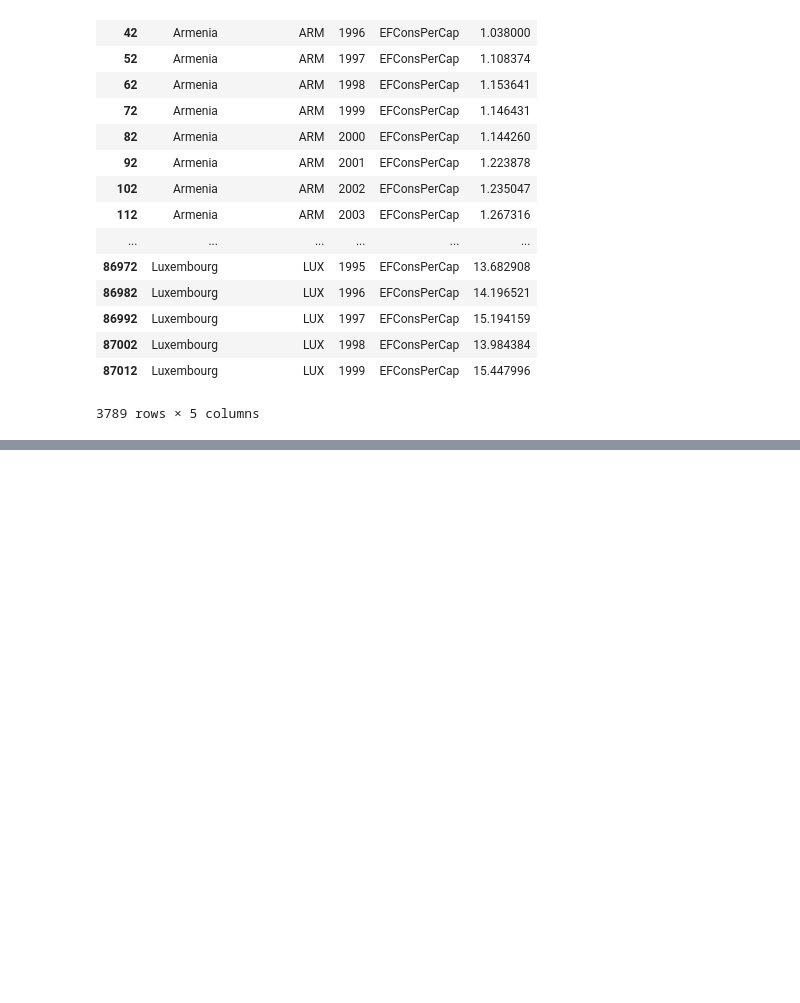
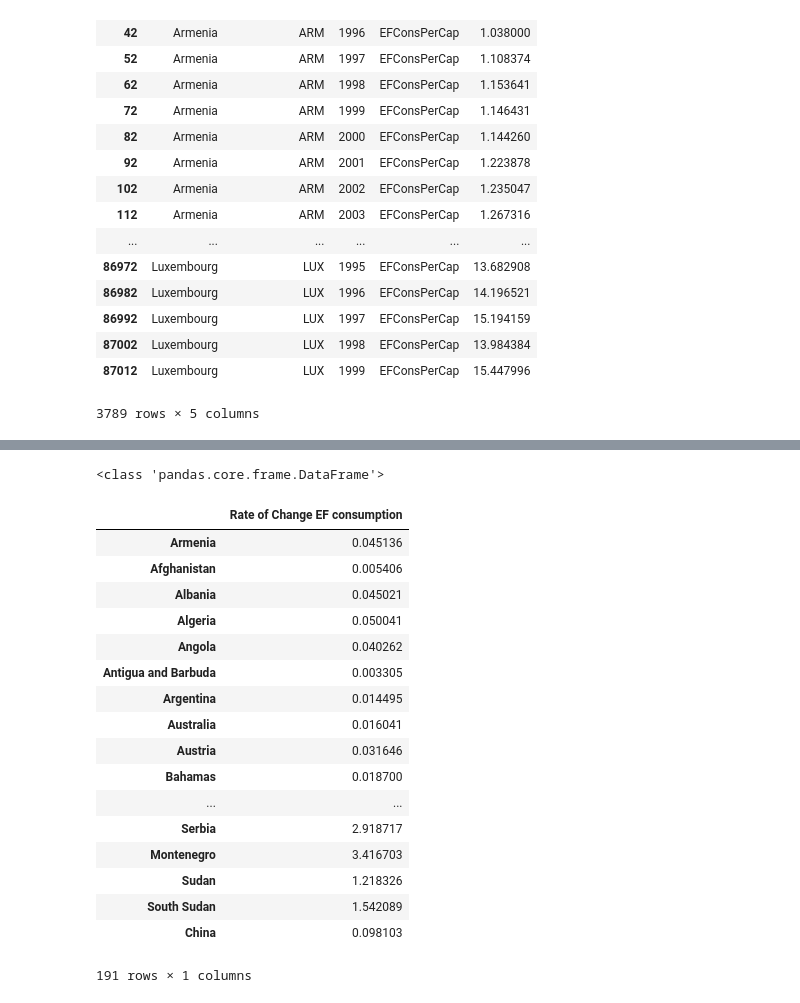
Before and after one commit to alhuang2/ecological-footprint, a Jupyter notebook: cleaned_data.ipynb, the cells around one changed output, grey strips where cells are left out. Saved outputs shown, nothing was run; the diff lists cells and outputs as text; code cells hidden in the pictures; blank space fills up the shorter version.

```diff
--- a/cleaned_data.ipynb
+++ b/cleaned_data.ipynb
@@ -37,0 +96,48 @@ EFCons_clean
+# %%
+change_years = [1994,2014]
+
+EFCons_change = EFCons_clean[EFCons_clean.year.isin(change_years)]
+
+df = EFCons_change[['country','total']]
+
+df
+
+print(type(df))
+
+countries = {}
+
+#calculates average EFConsuption change by subtracting 2014 consumption by 1994 and dividing by 20 years
+for index, row in df.iterrows():
+    if row['country'] not in countries:
+        countries[row['country']]=float(row['total'])
+    else:
+        countries[row['country']] = abs(float(row['total']) - countries[row['country']])/20
+countries
+
+
+#df2 = df.groupby(['country']).diff()/20
+#df2
+
+df5 = pd.DataFrame.from_dict(countries, orient='index')
+df5.columns = [ 'Rate of Change EF consumption']
+df5
+# %% [output]
+<class 'pandas.core.frame.DataFrame'>
+|  | Rate of Change EF consumption |
+| Armenia | 0.045136 |
+| Afghanistan | 0.005406 |
+| Albania | 0.045021 |
+| Algeria | 0.050041 |
+| Angola | 0.040262 |
+| Antigua and Barbuda | 0.003305 |
+| Argentina | 0.014495 |
+| Australia | 0.016041 |
+| Austria | 0.031646 |
+| Bahamas | 0.018700 |
+| ... | ... |
+| Serbia | 2.918717 |
+| Montenegro | 3.416703 |
+| Sudan | 1.218326 |
+| South Sudan | 1.542089 |
+| China | 0.098103 |
+191 rows × 1 columns
```
Also changed, not shown: parts of 4 cells of this notebook.
